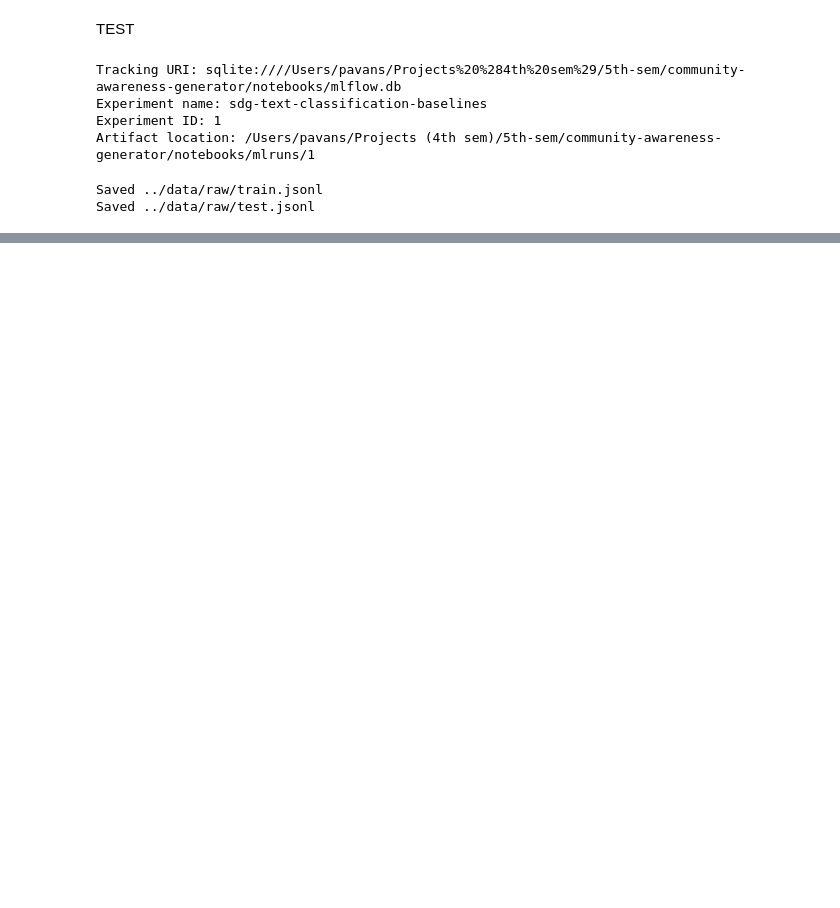
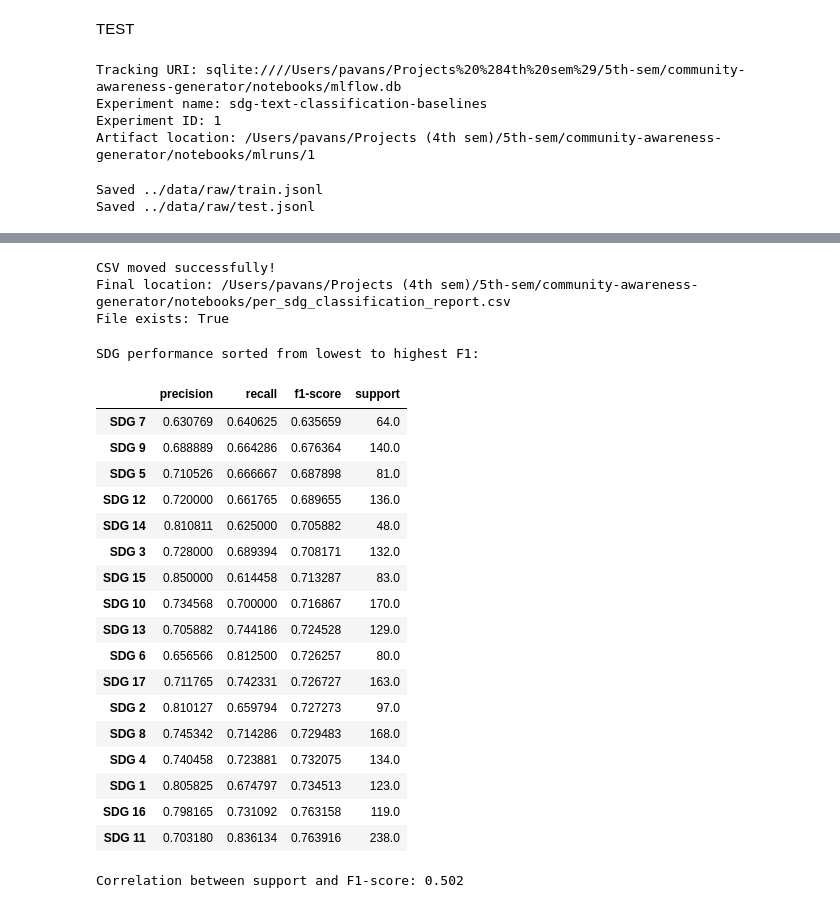
Before and after one commit to PavanShivanand0608/community-awareness-generator, a Jupyter notebook: notebooks/03_baseline_models.ipynb, the cells around one changed output, grey strips where cells are left out. Saved outputs shown, nothing was run; the diff lists cells and outputs as text; code cells hidden in the pictures; blank space fills up the shorter version.

Commit message:
Complete Dockerized AI community campaign generator

```diff
--- a/notebooks/03_baseline_models.ipynb
+++ b/notebooks/03_baseline_models.ipynb
@@ -504,0 +887,70 @@ Saved ../data/raw/test.jsonl
+# %%
+from pathlib import Path
+import shutil
+
+source = Path("notebooks/per_sdg_classification_report.csv")
+destination = Path("per_sdg_classification_report.csv")
+
+if source.exists():
+    shutil.move(str(source), str(destination))
+    print("CSV moved successfully!")
+else:
+    print("Source CSV not found:", source.resolve())
+
+print("Final location:", destination.resolve())
+print("File exists:", destination.exists())
+# %% [output]
+CSV moved successfully!
+Final location: /Users/pavans/Projects (4th sem)/5th-sem/community-awareness-generator/notebooks/per_sdg_classification_report.csv
+File exists: True
+# %%
+
+import pandas as pd
+
+# Load the saved classification report
+report_df = pd.read_csv(
+    "per_sdg_classification_report.csv",
+    index_col=0
+)
+
+# Select the three important metrics
+sdg_analysis = report_df[
+    ["precision", "recall", "f1-score", "support"]
+].copy()
+
+# Sort labels by F1-score
+sdg_analysis = sdg_analysis.sort_values(
+    by="f1-score",
+    ascending=True
+)
+
+print("SDG performance sorted from lowest to highest F1:")
+display(sdg_analysis)
+
+# Calculate correlation between support and F1-score
+correlation = sdg_analysis["support"].corr(
+    sdg_analysis["f1-score"]
+)
+
+print("Correlation between support and F1-score:", round(correlation, 3))
+# %% [output]
+SDG performance sorted from lowest to highest F1:
+|  | precision | recall | f1-score | support |
+| SDG 7 | 0.630769 | 0.640625 | 0.635659 | 64.0 |
+| SDG 9 | 0.688889 | 0.664286 | 0.676364 | 140.0 |
+| SDG 5 | 0.710526 | 0.666667 | 0.687898 | 81.0 |
+| SDG 12 | 0.720000 | 0.661765 | 0.689655 | 136.0 |
+| SDG 14 | 0.810811 | 0.625000 | 0.705882 | 48.0 |
+| SDG 3 | 0.728000 | 0.689394 | 0.708171 | 132.0 |
+| SDG 15 | 0.850000 | 0.614458 | 0.713287 | 83.0 |
+| SDG 10 | 0.734568 | 0.700000 | 0.716867 | 170.0 |
+| SDG 13 | 0.705882 | 0.744186 | 0.724528 | 129.0 |
+| SDG 6 | 0.656566 | 0.812500 | 0.726257 | 80.0 |
+| SDG 17 | 0.711765 | 0.742331 | 0.726727 | 163.0 |
+| SDG 2 | 0.810127 | 0.659794 | 0.727273 | 97.0 |
+| SDG 8 | 0.745342 | 0.714286 | 0.729483 | 168.0 |
+| SDG 4 | 0.740458 | 0.723881 | 0.732075 | 134.0 |
+| SDG 1 | 0.805825 | 0.674797 | 0.734513 | 123.0 |
+| SDG 16 | 0.798165 | 0.731092 | 0.763158 | 119.0 |
+| SDG 11 | 0.703180 | 0.836134 | 0.763916 | 238.0 |
+Correlation between support and F1-score: 0.502
```
Also changed, not shown: parts of 15 cells of this notebook, 28 other files.
